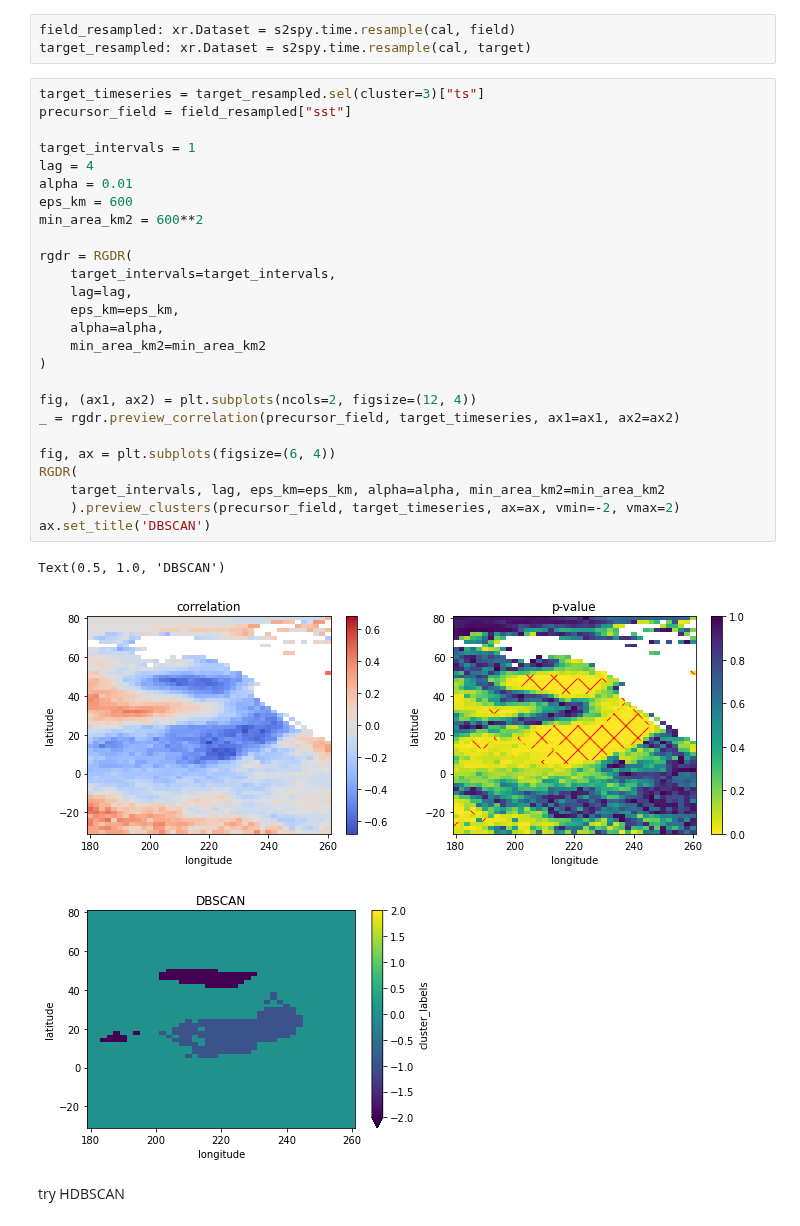
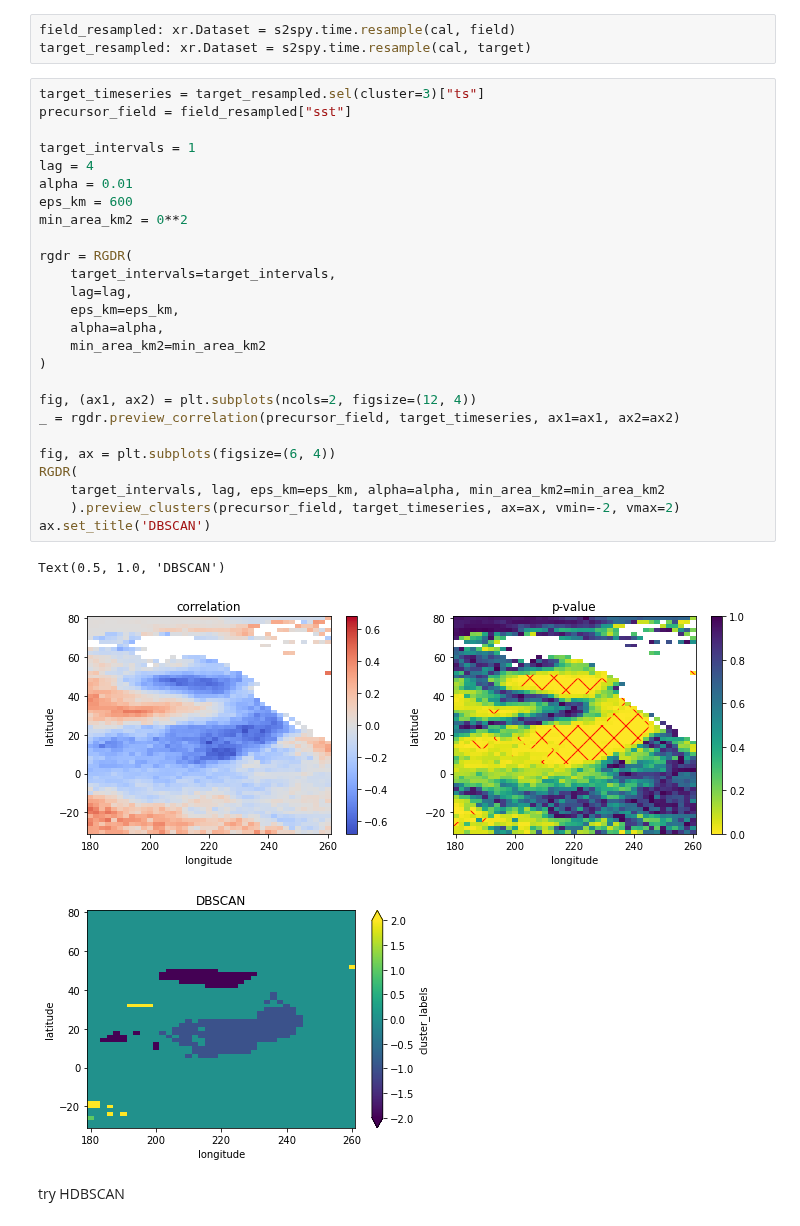
Before and after one commit to AI4S2S/s2spy, a Jupyter notebook: notebooks/tutorial_hdbscan.ipynb, the cells around one changed output. Drawn from its saved outputs; the diff is of its cells as text.

```diff
--- a/notebooks/tutorial_hdbscan.ipynb
+++ b/notebooks/tutorial_hdbscan.ipynb
@@ -167,32 +146,32 @@ target_resampled: xr.Dataset = s2spy.time.resample(cal, target)
 # %%
 target_timeseries = target_resampled.sel(cluster=3)["ts"]
 precursor_field = field_resampled["sst"]
 
 target_intervals = 1
 lag = 4
 alpha = 0.01
 eps_km = 600
-min_area_km2 = 600**2
+min_area_km2 = 0**2
 
 rgdr = RGDR(
     target_intervals=target_intervals,
     lag=lag,
     eps_km=eps_km,
     alpha=alpha,
     min_area_km2=min_area_km2
 )
 
 fig, (ax1, ax2) = plt.subplots(ncols=2, figsize=(12, 4))
 _ = rgdr.preview_correlation(precursor_field, target_timeseries, ax1=ax1, ax2=ax2)
 
 fig, ax = plt.subplots(figsize=(6, 4))
 RGDR(
     target_intervals, lag, eps_km=eps_km, alpha=alpha, min_area_km2=min_area_km2
     ).preview_clusters(precursor_field, target_timeseries, ax=ax, vmin=-2, vmax=2)
 ax.set_title('DBSCAN')
 # %% [output]
 Text(0.5, 1.0, 'DBSCAN')
 [figure]
-[figure, old version]
+[figure, new version]
 # %% [markdown]
 try HDBSCAN
```
Also changed, not shown: parts of 19 cells of this notebook.
